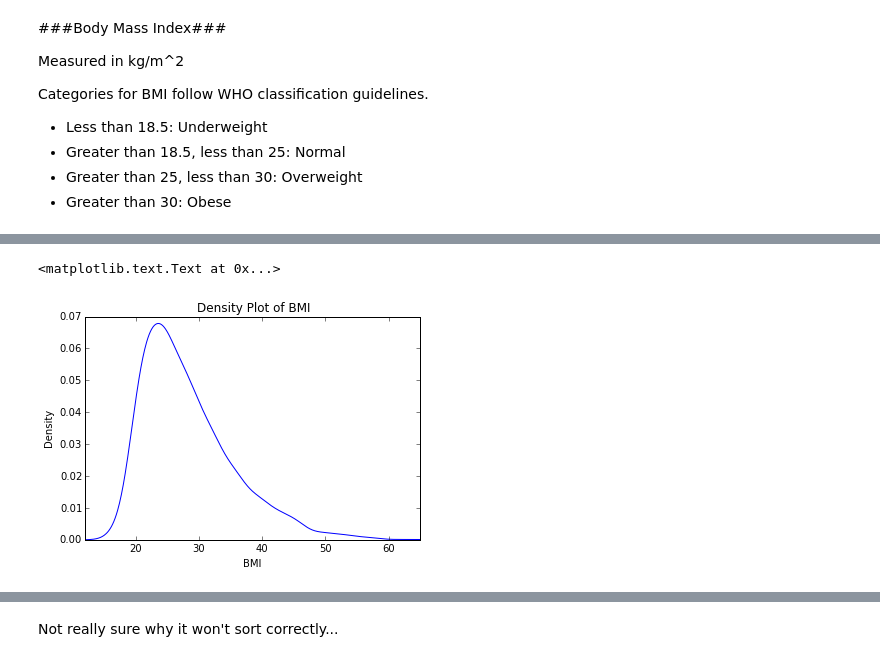
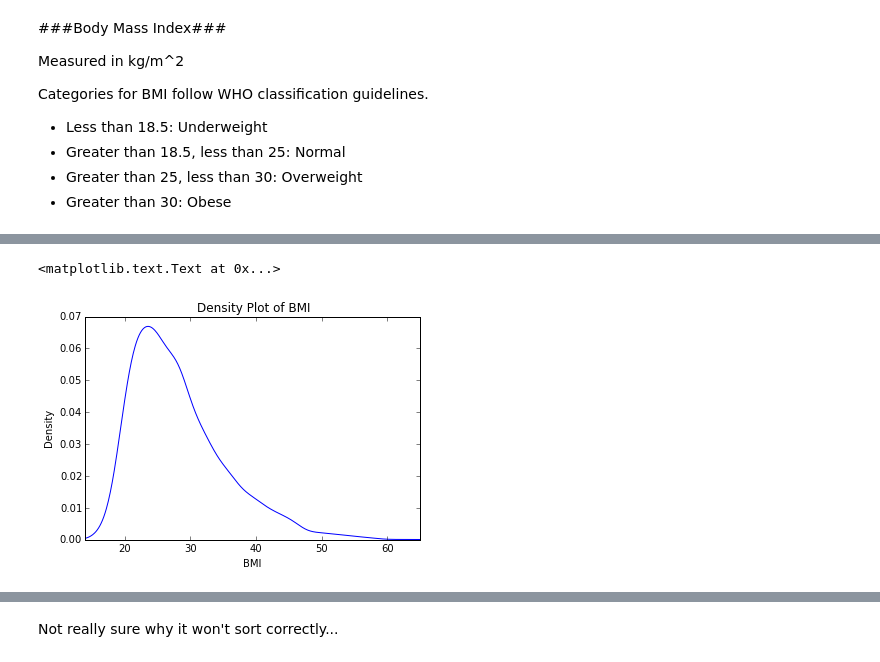
Before and after one commit to ckf2102/GWU_CE, a Jupyter notebook: 992_DataExploration.ipynb, the cells around one changed output, grey strips where cells are left out. Drawn from its saved outputs; the diff is of its cells as text; code cells hidden in the pictures.

```diff
--- a/992_DataExploration.ipynb
+++ b/992_DataExploration.ipynb
@@ -238,9 +235,9 @@ min        14.989652
 max        64.838400
 Name: BMI0, dtype: float64
 # %%
-data.BMI0.plot(kind='density', xlim=(12,65), title='Density Plot of BMI')
+data.BMI0.plot(kind='density', xlim=(14,65), title='Density Plot of BMI')
 plt.xlabel('BMI')
 plt.ylabel('Density')
 # %% [output]
 <matplotlib.text.Text at 0x...>
-[figure, old version]
+[figure, new version]
```
Also changed, not shown: parts of 34 cells of this notebook, 1 other file.
